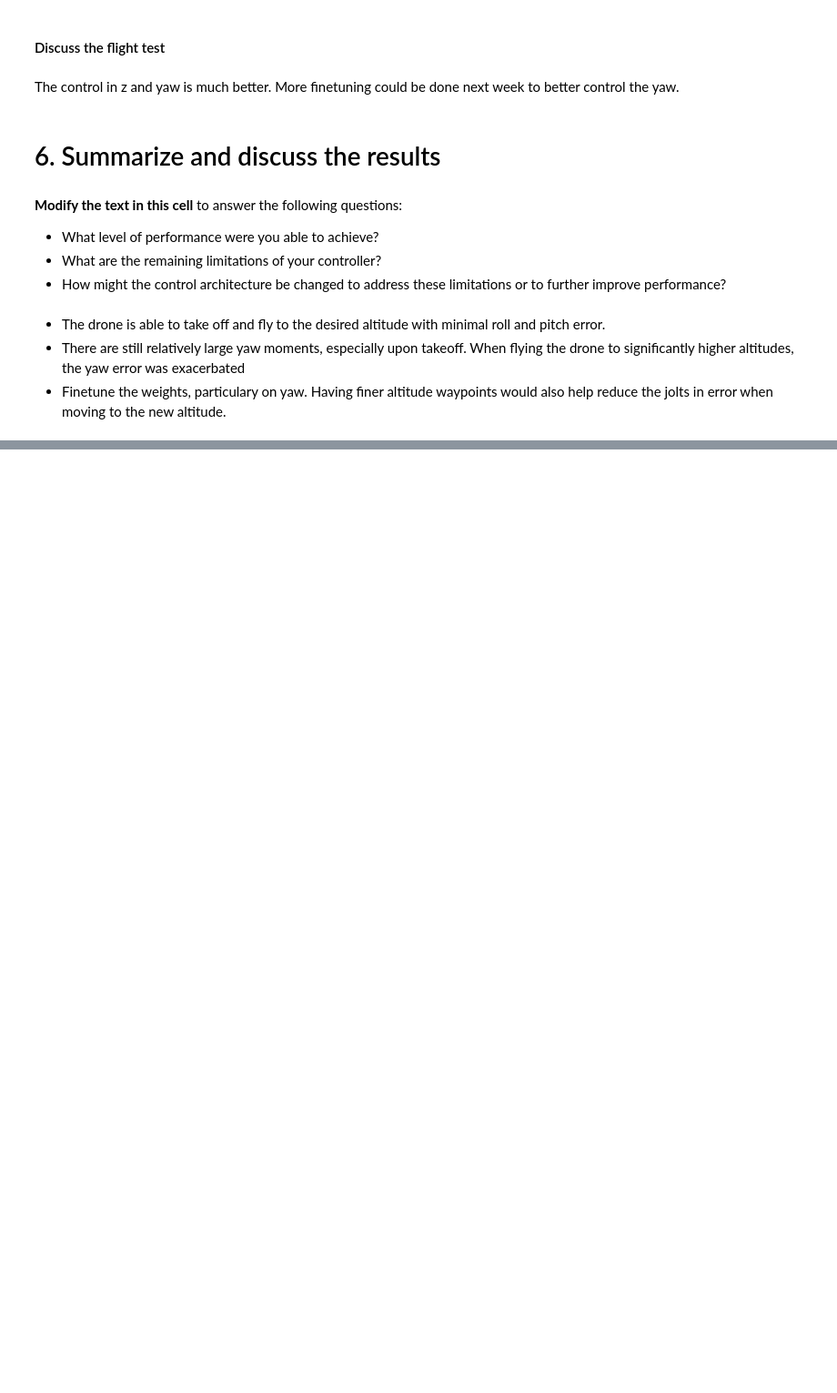
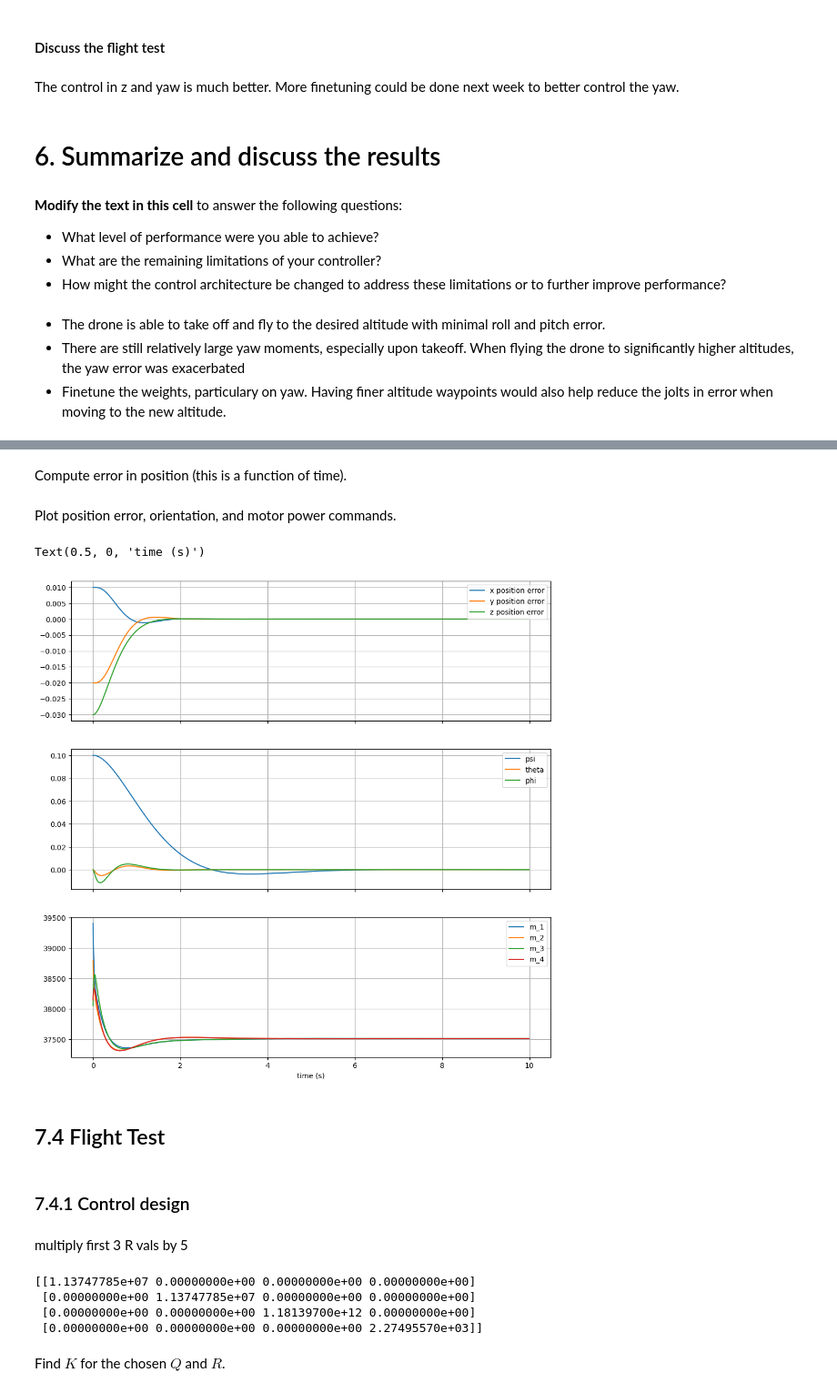
Before and after one commit to ibw2/crazyflie-client, a Jupyter notebook: lab05/analysis.ipynb, the cells around one changed output, grey strips where cells are left out. Shown at 91% size. Cells and saved outputs as stored; diff of their text form; code cells hidden in the pictures; blank space fills up the shorter version.

```diff
--- a/lab05/analysis.ipynb
+++ b/lab05/analysis.ipynb
@@ -1342,0 +1911,5 @@ The control in z and yaw is much better. More finetuning could be done next week
+# %%
+data = load_simulation_data(
+    'simulation_20_data.json', # <-- replace with name of file with simulation data
+    'my_drone',               # <-- replace with name of drone whose data you want to load
+)
@@ -1342,0 +1948,67 @@ The control in z and yaw is much better. More finetuning could be done next week
+# %% [markdown]
+Compute error in position (this is a function of time).
+# %%
+o_x_err = o_x - o_x_des
+o_y_err = o_y - o_y_des
+o_z_err = o_z - o_z_des
+# %% [markdown]
+Plot position error, orientation, and motor power commands.
+# %%
+fig, (ax_pos, ax_ori, ax_pow) = plt.subplots(3, 1, figsize=(12, 12), sharex=True)
+ax_pos.plot(t, o_x_err, label='x position error')
+ax_pos.plot(t, o_y_err, label='y position error')
+ax_pos.plot(t, o_z_err, label='z position error')
+ax_pos.legend()
+ax_pos.grid()
+ax_ori.plot(t, psi, label='psi')
+ax_ori.plot(t, theta, label='theta')
+ax_ori.plot(t, phi, label='phi')
+ax_ori.legend()
+ax_ori.grid()
+ax_pow.plot(t, m_1, label='m_1')
+ax_pow.plot(t, m_2, label='m_2')
+ax_pow.plot(t, m_3, label='m_3')
+ax_pow.plot(t, m_4, label='m_4')
+ax_pow.legend()
+ax_pow.grid()
+ax_pow.set_xlabel('time (s)')
+# %% [output]
+Text(0.5, 0, 'time (s)')
+[figure, added]
+# %% [markdown]
+## 7.4 Flight Test
+# %% [markdown]
+### 7.4.1 Control design
+# %% [markdown]
+multiply first 3 R vals by 5
+# %%
+Q = np.diag([
+    50.,
+    100.,
+    200.,
+    250.,
+    5.,
+    25.,
+    1.,
+    1.,
+    20.,
+    5.,
+    5.,
+    .1,
+])
+
+R = np.diag([
+    (1/(10000*l*k_F))**2 * 5,
+    (1/(10000*l*k_F))**2 * 5,
+    (1/(10000*l*k_M))**2 * 5,
+    (1/(10000*l*k_F))**2 / 1000,
+])
+
+print(R)
+# %% [output]
+[[1.13747785e+07 0.00000000e+00 0.00000000e+00 0.00000000e+00]
+ [0.00000000e+00 1.13747785e+07 0.00000000e+00 0.00000000e+00]
+ [0.00000000e+00 0.00000000e+00 1.18139700e+12 0.00000000e+00]
+ [0.00000000e+00 0.00000000e+00 0.00000000e+00 2.27495570e+03]]
+# %% [markdown]
+Find $K$ for the chosen $Q$ and $R$.
```
Also changed, not shown: parts of 170 cells of this notebook, 12 other files.
